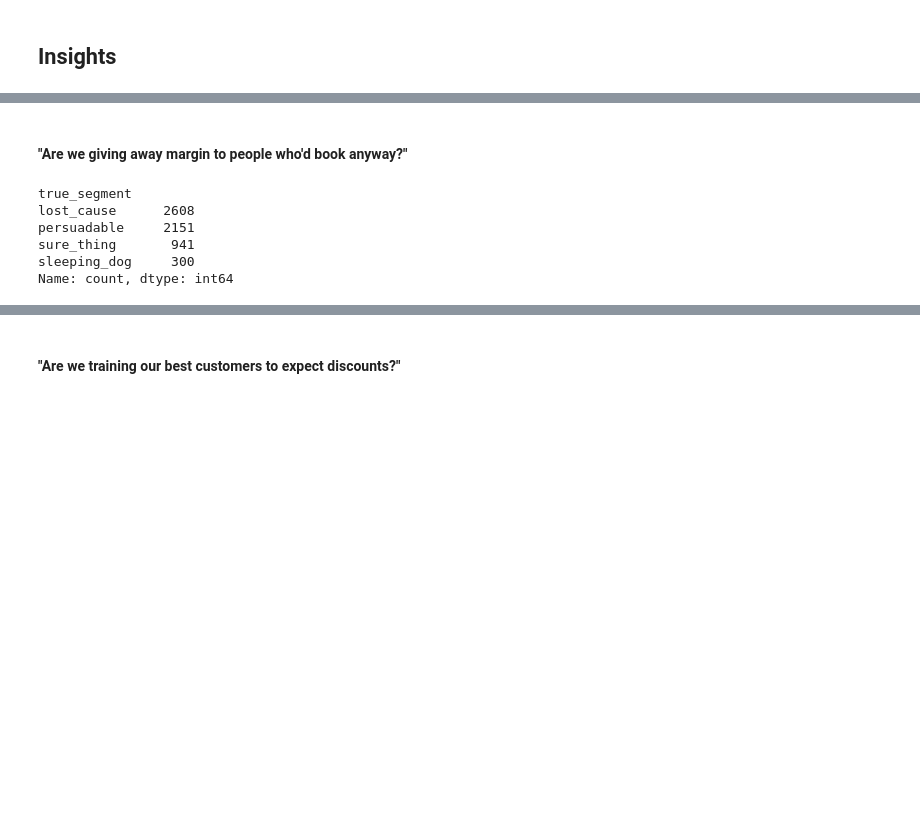
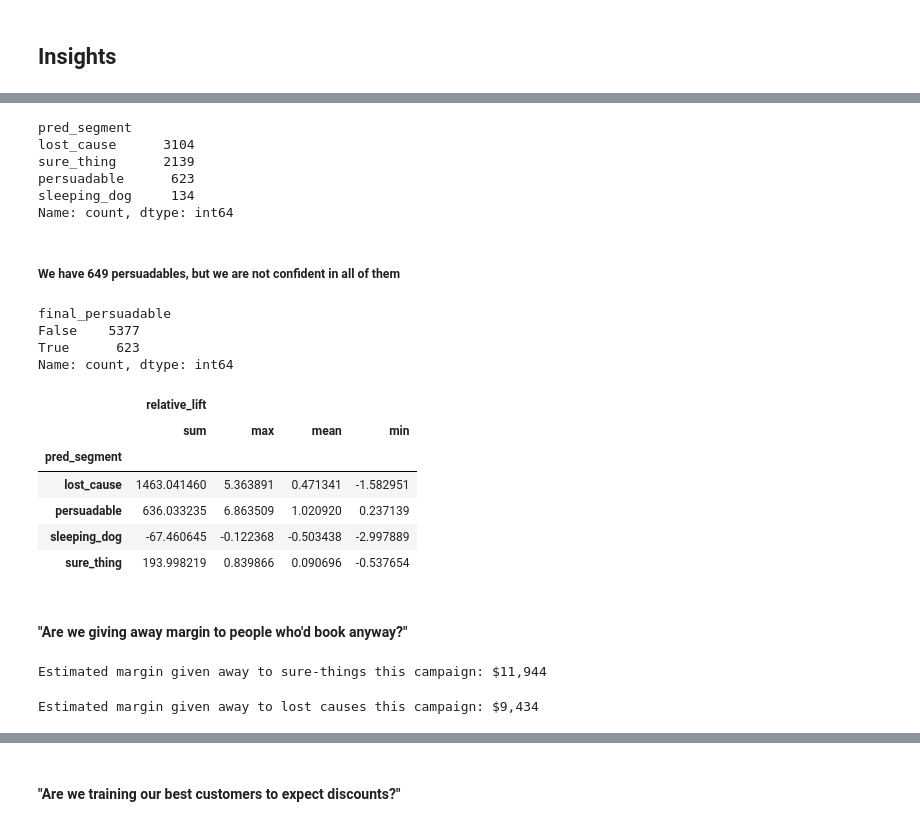
Before and after one commit to jwalluww/MarketingScience, a Jupyter notebook: uplift-promotions/notebooks/uplift_model.ipynb, the cells around one changed output, grey strips where cells are left out. Drawn from its saved outputs; the diff is of its cells as text; code cells hidden in the pictures; blank space fills up the shorter version.

```diff
--- a/uplift-promotions/notebooks/uplift_model.ipynb
+++ b/uplift-promotions/notebooks/uplift_model.ipynb
@@ -666,0 +760,3 @@ Literally just binarized loyalty tier.
+# %%
+baseline_rate = y_train[w_train == 0].mean()
+print(baseline_rate)
@@ -667,15 +771,64 @@ Literally just binarized loyalty tier.
+# %%
+tau_cf = results['tau_CF'].values
+p_control_hat = results['p_control_hat'].values
+
+lower, upper = cf.effect_interval(X_test, alpha=0.10)  # 90% CI
+movable = (lower > 0) | (upper < 0)  # CI excludes zero entirely = statistically real effect
+direction = np.sign(tau_cf)  # only meaningful for the movable group
+
+results['pred_segment'] = np.select(
+    [movable & (direction > 0), movable & (direction < 0), ~movable & (p_control_hat > baseline_rate)],
+    ['persuadable', 'sleeping_dog', 'sure_thing'],
+    default='lost_cause'
+)
+# %%
+results['pred_segment'].value_counts(dropna=False)
+# %% [output]
+pred_segment
+lost_cause      3104
+sure_thing      2139
+persuadable      623
+sleeping_dog     134
+Name: count, dtype: int64
+# %% [markdown]
+##### We have 649 persuadables, but we are not confident in all of them
+# %%
+results['relative_lift'] = results['tau_CF'] / results['p_control_hat']
+breakeven = 0.15 / 0.85  # ≈ 0.176
+
+final_persuadable = (results['pred_segment'] == 'persuadable') & (results['relative_lift'] > breakeven)
+# %%
+results['final_persuadable'] = final_persuadable
+results['final_persuadable'].value_counts(dropna=False)
+# %% [output]
+final_persuadable
+False    5377
+True      623
+Name: count, dtype: int64
+# %%
+results.groupby('pred_segment').agg({
+    'relative_lift': ['sum', 'max', 'mean', 'min'],})
+# %% [output]
+|  | relative_lift |  |  |  |
+|  | sum | max | mean | min |
+| pred_segment |  |  |  |  |
+| lost_cause | 1463.041460 | 5.363891 | 0.471341 | -1.582951 |
+| persuadable | 636.033235 | 6.863509 | 1.020920 | 0.237139 |
+| sleeping_dog | -67.460645 | -0.122368 | -0.503438 | -2.997889 |
+| sure_thing | 193.998219 | 0.839866 | 0.090696 | -0.537654 |
 # %% [markdown]
 #### "Are we giving away margin to people who'd book anyway?"
 # %%
-# Ground-truth segment check
-results['true_uplift'] = df['true_uplift']   # your answer key
-results['true_segment'] = df['true_segment'] # your answer key
-results['true_segment'].value_counts()  # then eyeball, for your top CATE method, whether
-# high tau_CF -> mostly true persuadables, negative tau_CF -> mostly true sleeping dogs
+sure_things = results[results['pred_segment'] == 'sure_thing']  # from your S/CF-based quadrant logic
+margin_given_away = (sure_things[sure_things['w']==1]['revenue'] *
+                      (0.15/0.85)).sum()  # discount $ handed to people who'd convert regardless
+print(f"Estimated margin given away to sure-things this campaign: ${margin_given_away:,.0f}")
 # %% [output]
-true_segment
-lost_cause      2608
-persuadable     2151
-sure_thing       941
-sleeping_dog     300
-Name: count, dtype: int64
+Estimated margin given away to sure-things this campaign: $11,944
+# %%
+lost_cause = results[results['pred_segment'] == 'lost_cause']  # from your S/CF-based quadrant logic
+margin_given_away = (lost_cause[lost_cause['w']==1]['revenue'] *
+                      (0.15/0.85)).sum()  # discount $ handed to people who'd convert regardless
+print(f"Estimated margin given away to lost causes this campaign: ${margin_given_away:,.0f}")
+# %% [output]
+Estimated margin given away to lost causes this campaign: $9,434
```
Also changed, not shown: parts of 32 cells of this notebook, 3 other files.
